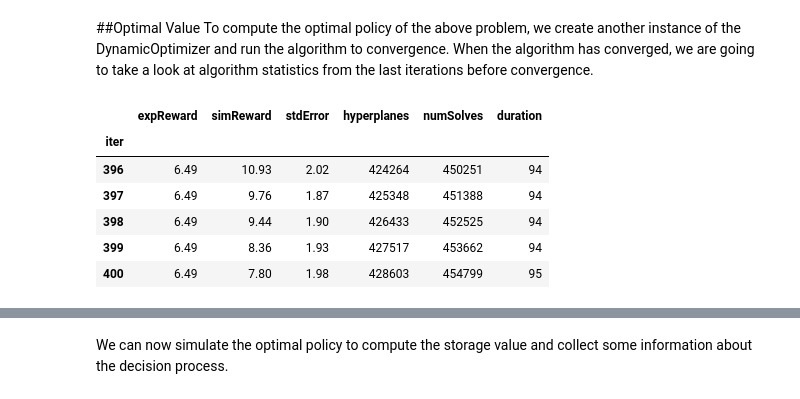
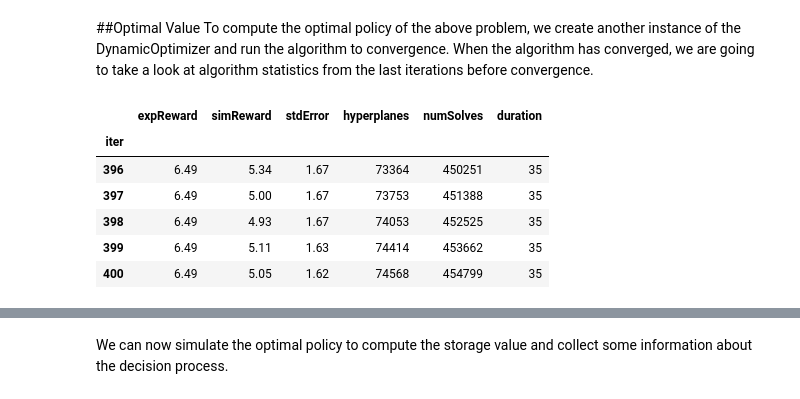
Before and after one commit to TerryNick/quasar-samples, a Jupyter notebook: gas/GasStorageValuation.ipynb, the cells around one changed output, grey strips where cells are left out. Cells and saved outputs as stored; diff of their text form; code cells hidden in the pictures.

```diff
--- a/gas/GasStorageValuation.ipynb
+++ b/gas/GasStorageValuation.ipynb
@@ -114,20 +114,18 @@ for t in range(num_months):
 ##Optimal  Value
 To compute the optimal policy of the above problem, we create another instance of the DynamicOptimizer and run the algorithm to convergence. When the algorithm has converged, we are going to take a look at algorithm statistics from the last iterations before convergence.
 # %%
-opt_exp = DynamicOptimizer(model, lattice, remove_redundant_hyperplanes=False,
-                        linear_solver='sulum',
-                        linear_solver_license='LICENSE sulum slmlp 4.3 30-jun-2015 uncounted hostid=ANY _ck=c51efc8e94 sig=\"60PG453MNM3XG74U4RVJ2X1W5F32PWNPBSA5EXR22M09V6F1PVQBYHEGN05T97EDC1042ACHHH4G\"')
+opt_exp = DynamicOptimizer(model, lattice)
 opt_exp.solve(min_iterations=400,max_iterations=400)
 opt_exp.join()
 opt_exp.stats.tail()
 # %% [output]
 |  | expReward | simReward | stdError | hyperplanes | numSolves | duration |
 | iter |  |  |  |  |  |  |
-| 396 | 6.49 | 10.93 | 2.02 | 424264 | 450251 | 94 |
-| 397 | 6.49 | 9.76 | 1.87 | 425348 | 451388 | 94 |
-| 398 | 6.49 | 9.44 | 1.90 | 426433 | 452525 | 94 |
-| 399 | 6.49 | 8.36 | 1.93 | 427517 | 453662 | 94 |
-| 400 | 6.49 | 7.80 | 1.98 | 428603 | 454799 | 95 |
+| 396 | 6.49 | 5.34 | 1.67 | 73364 | 450251 | 35 |
+| 397 | 6.49 | 5.00 | 1.67 | 73753 | 451388 | 35 |
+| 398 | 6.49 | 4.93 | 1.67 | 74053 | 452525 | 35 |
+| 399 | 6.49 | 5.11 | 1.63 | 74414 | 453662 | 35 |
+| 400 | 6.49 | 5.05 | 1.62 | 74568 | 454799 | 35 |
 # %%
 opt_exp = DynamicOptimizer(model, lattice, linear_solver='clp',remove_redundant_hyperplanes=False)
 opt_exp.solve(min_iterations=400,max_iterations=400)
```
Also changed, not shown: parts of 4 cells of this notebook.
